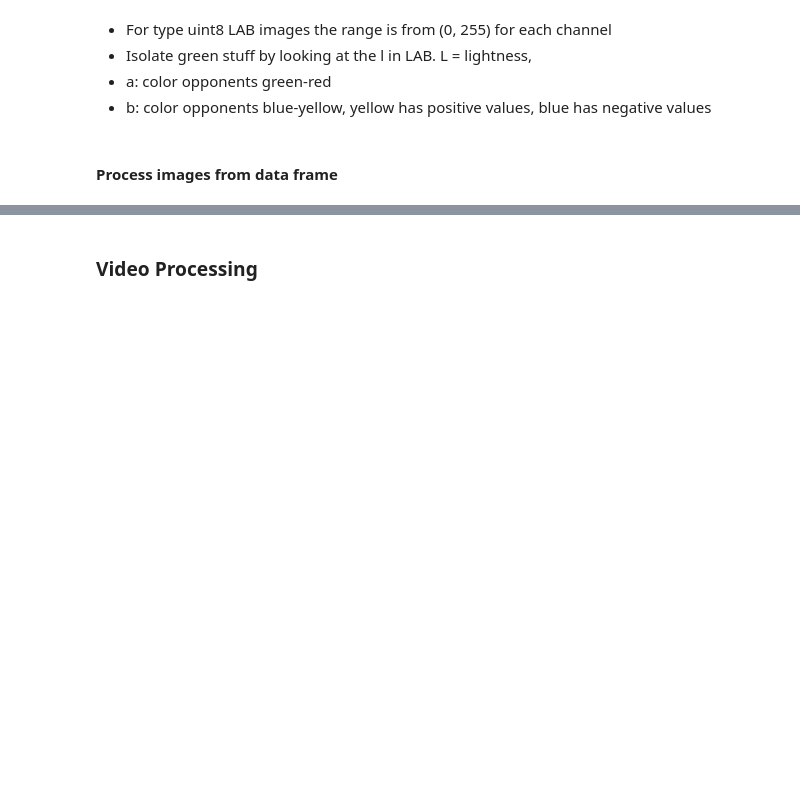
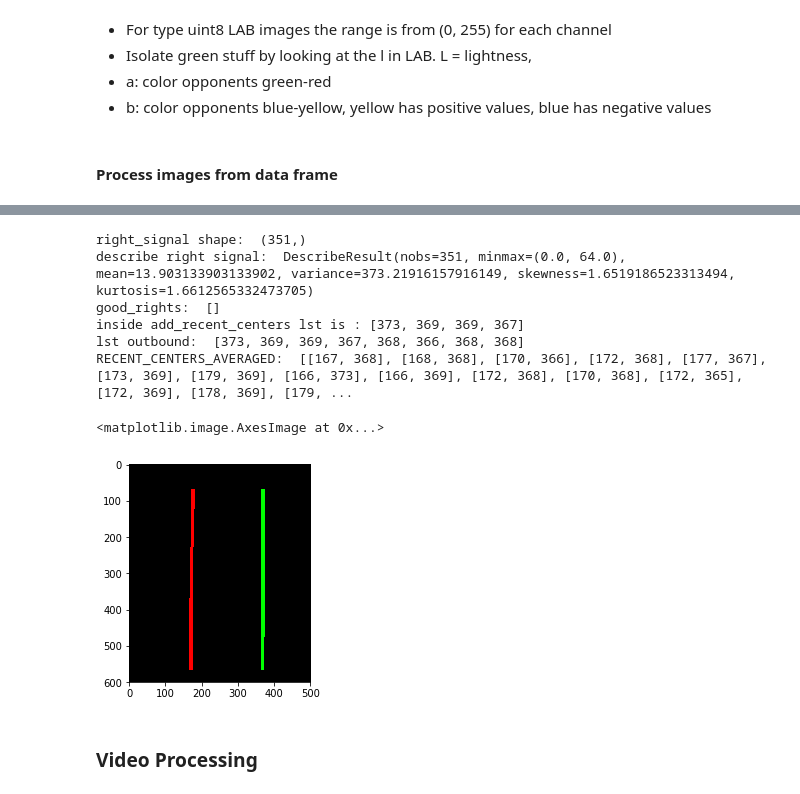
Before and after one commit to JonathanCMitchell/Advanced-Lane-Line-Detection, a Jupyter notebook: LaneLines-good.ipynb, the cells around one changed output, grey strips where cells are left out. Drawn from its saved outputs; the diff is of its cells as text; code cells hidden in the pictures; blank space fills up the shorter version.

```diff
--- a/LaneLines-good.ipynb
+++ b/LaneLines-good.ipynb
@@ -604,5 +654,14 @@ laneFinder = LaneFinder(settings.ORIGINAL_SIZE, settings.UNWARPED_SIZE, camera_m
 # %%
-im = mpimg.imread(test_images[2])
+im = mpimg.imread(df.iloc[[10]]['image_path'].values[0])
 processed_img = laneFinder.find_lane(im)
 plt.imshow(processed_img)
 # road_lines, weighted, mask = laneFinder.find_lane(im)
+# %% [output]
+right_signal shape:  (351,)
+describe right signal:  DescribeResult(nobs=351, minmax=(0.0, 64.0), mean=13.903133903133902, variance=373.21916157916149, skewness=1.6519186523313494, kurtosis=1.6612565332473705)
+good_rights:  []
+inside add_recent_centers lst is : [373, 369, 369, 367]
+lst outbound:  [373, 369, 369, 367, 368, 366, 368, 368]
+RECENT_CENTERS_AVERAGED:  [[167, 368], [168, 368], [170, 366], [172, 368], [177, 367], [173, 369], [179, 369], [166, 373], [166, 369], [172, 368], [170, 368], [172, 365], [172, 369], [178, 369], [179, ...
+<matplotlib.image.AxesImage at 0x...>
+[figure, added]
```
Also changed, not shown: parts of 4 cells of this notebook, 6 other files.
